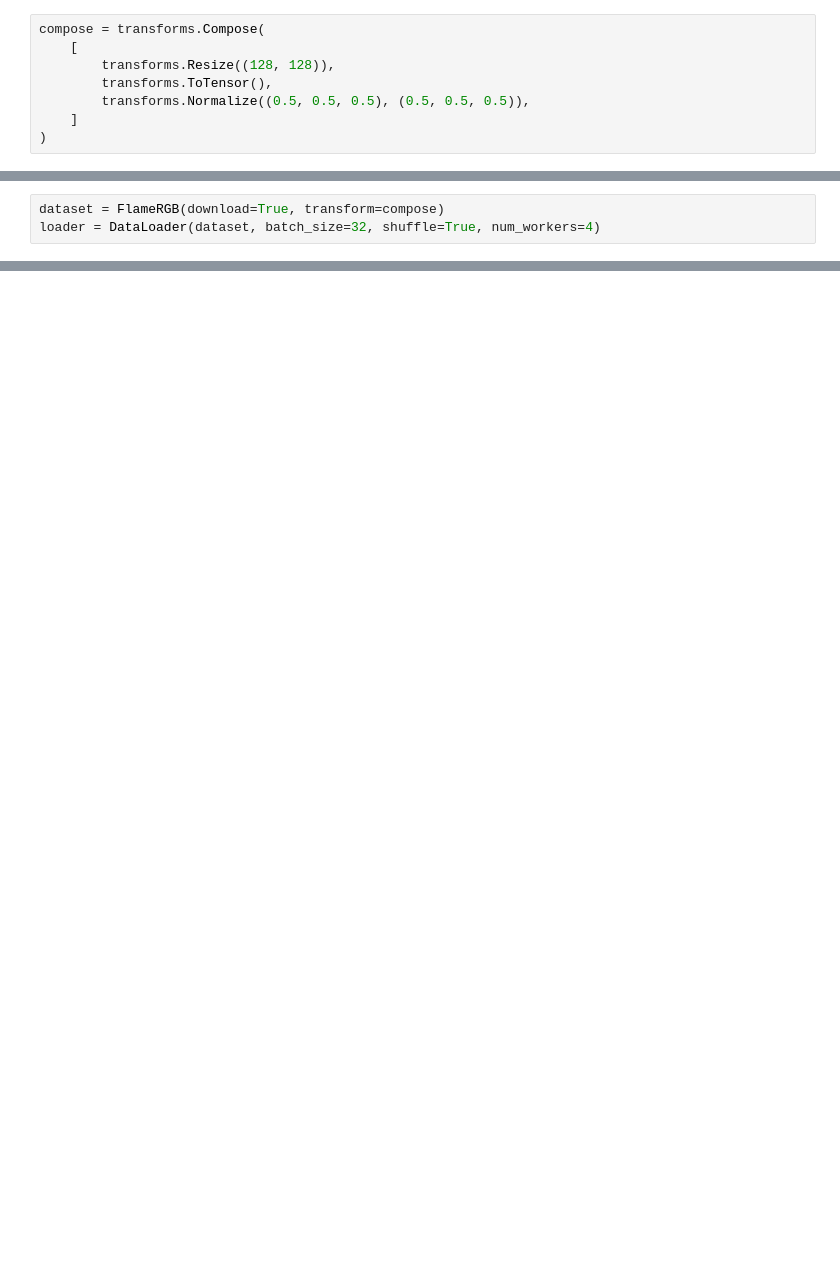
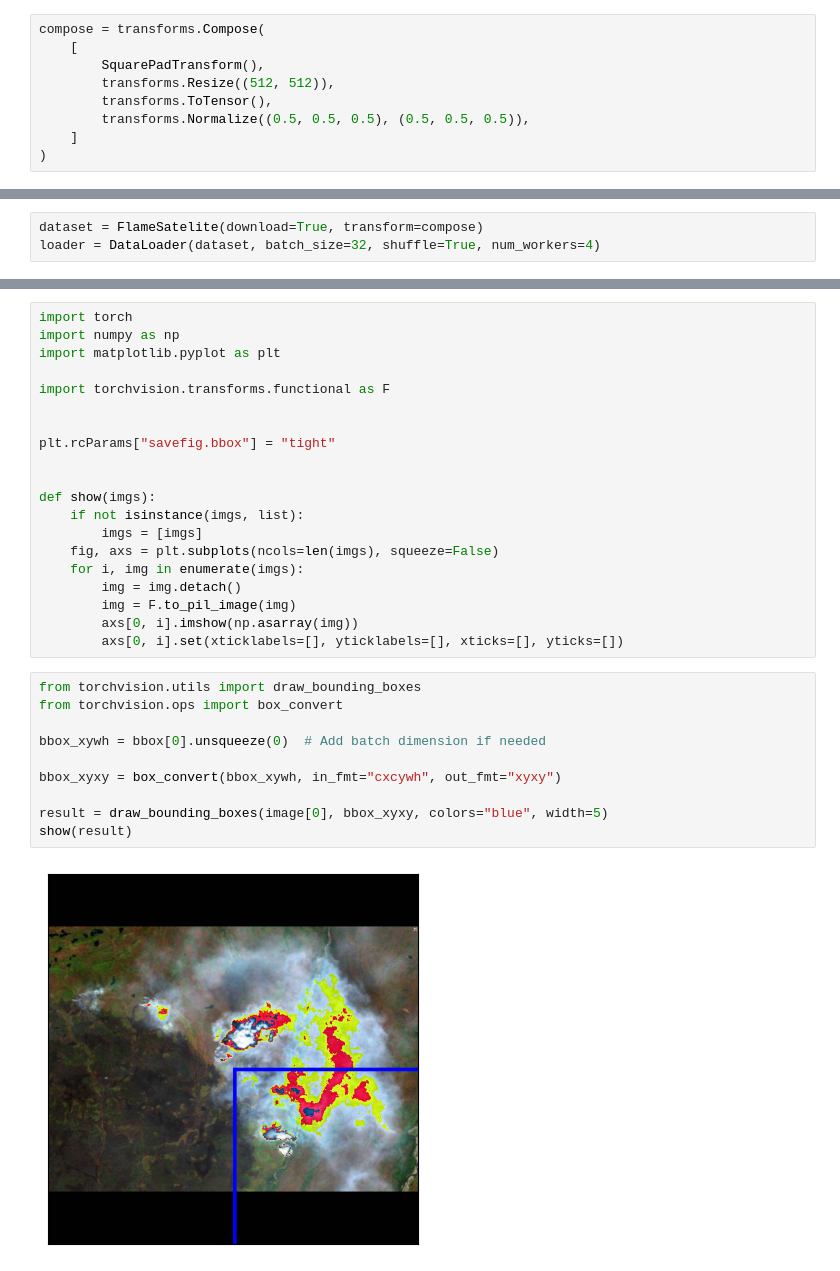
Before and after one commit to ghazafm/gelatik-datamining-2025, a Jupyter notebook: notebook/example.ipynb, the cells around one changed output, grey strips where cells are left out. Cells and saved outputs as stored; diff of their text form; blank space fills up the shorter version.

Commit message:
feat(dataset): add new satelite dataset

```diff
--- a/notebook/example.ipynb
+++ b/notebook/example.ipynb
@@ -7,7 +10,8 @@ from torch.utils.data import DataLoader
 # %%
 compose = transforms.Compose(
     [
-        transforms.Resize((128, 128)),
+        SquarePadTransform(),
+        transforms.Resize((512, 512)),
         transforms.ToTensor(),
         transforms.Normalize((0.5, 0.5, 0.5), (0.5, 0.5, 0.5)),
     ]
@@ -21,3 +29,3 @@ loader = DataLoader(dataset, batch_size=32, shuffle=True, num_workers=4)
 # %%
-dataset = FlameRGB(download=True, transform=compose)
+dataset = FlameSatelite(download=True, transform=compose)
 loader = DataLoader(dataset, batch_size=32, shuffle=True, num_workers=4)
@@ -42,0 +45,32 @@ plt.show()
+# %%
+import torch
+import numpy as np
+import matplotlib.pyplot as plt
+
+import torchvision.transforms.functional as F
+
+
+plt.rcParams["savefig.bbox"] = "tight"
+
+
+def show(imgs):
+    if not isinstance(imgs, list):
+        imgs = [imgs]
+    fig, axs = plt.subplots(ncols=len(imgs), squeeze=False)
+    for i, img in enumerate(imgs):
+        img = img.detach()
+        img = F.to_pil_image(img)
+        axs[0, i].imshow(np.asarray(img))
+        axs[0, i].set(xticklabels=[], yticklabels=[], xticks=[], yticks=[])
+# %%
+from torchvision.utils import draw_bounding_boxes
+from torchvision.ops import box_convert
+
+bbox_xywh = bbox[0].unsqueeze(0)  # Add batch dimension if needed
+
+bbox_xyxy = box_convert(bbox_xywh, in_fmt="cxcywh", out_fmt="xyxy")
+
+result = draw_bounding_boxes(image[0], bbox_xyxy, colors="blue", width=5)
+show(result)
+# %% [output]
+[figure, added]
```
Also changed, not shown: parts of 7 cells of this notebook, 4 other files.
